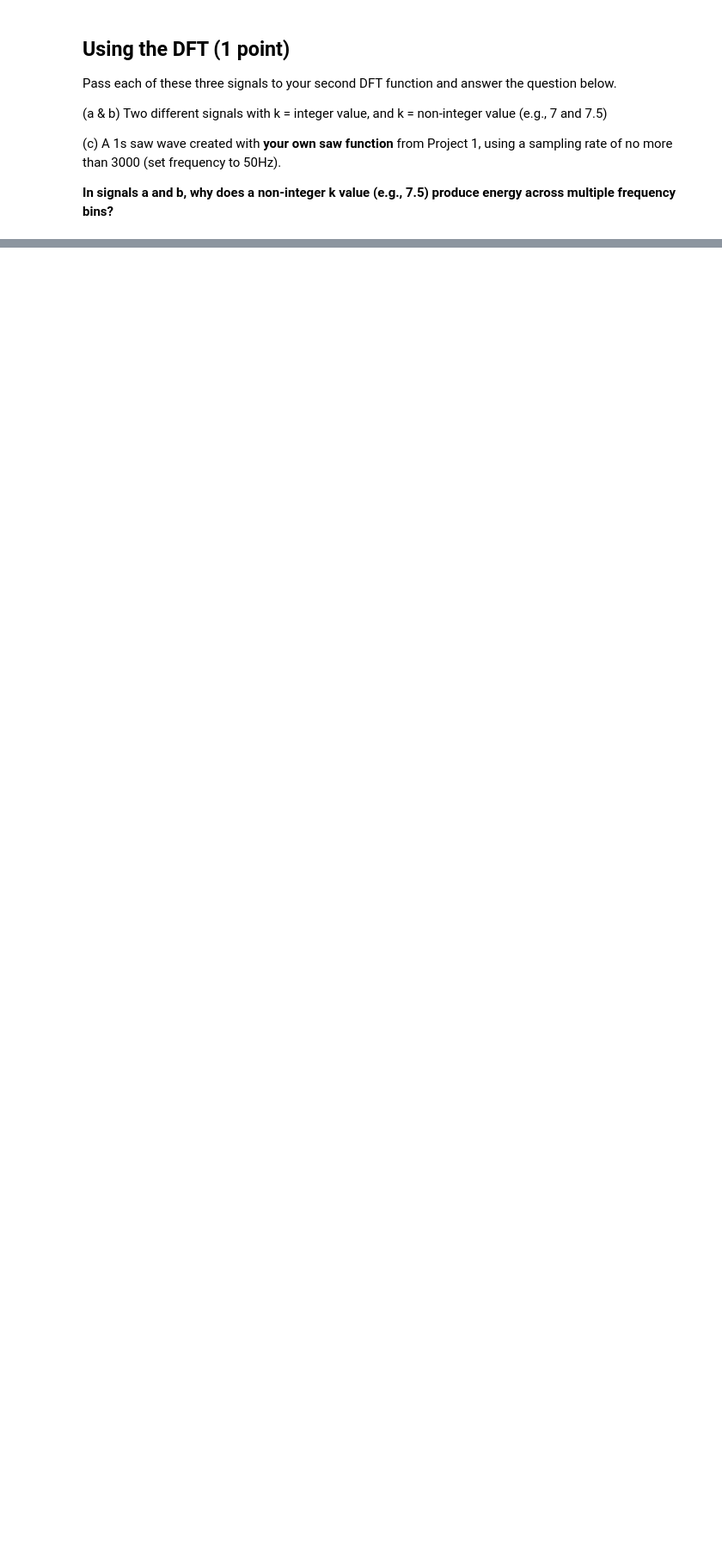
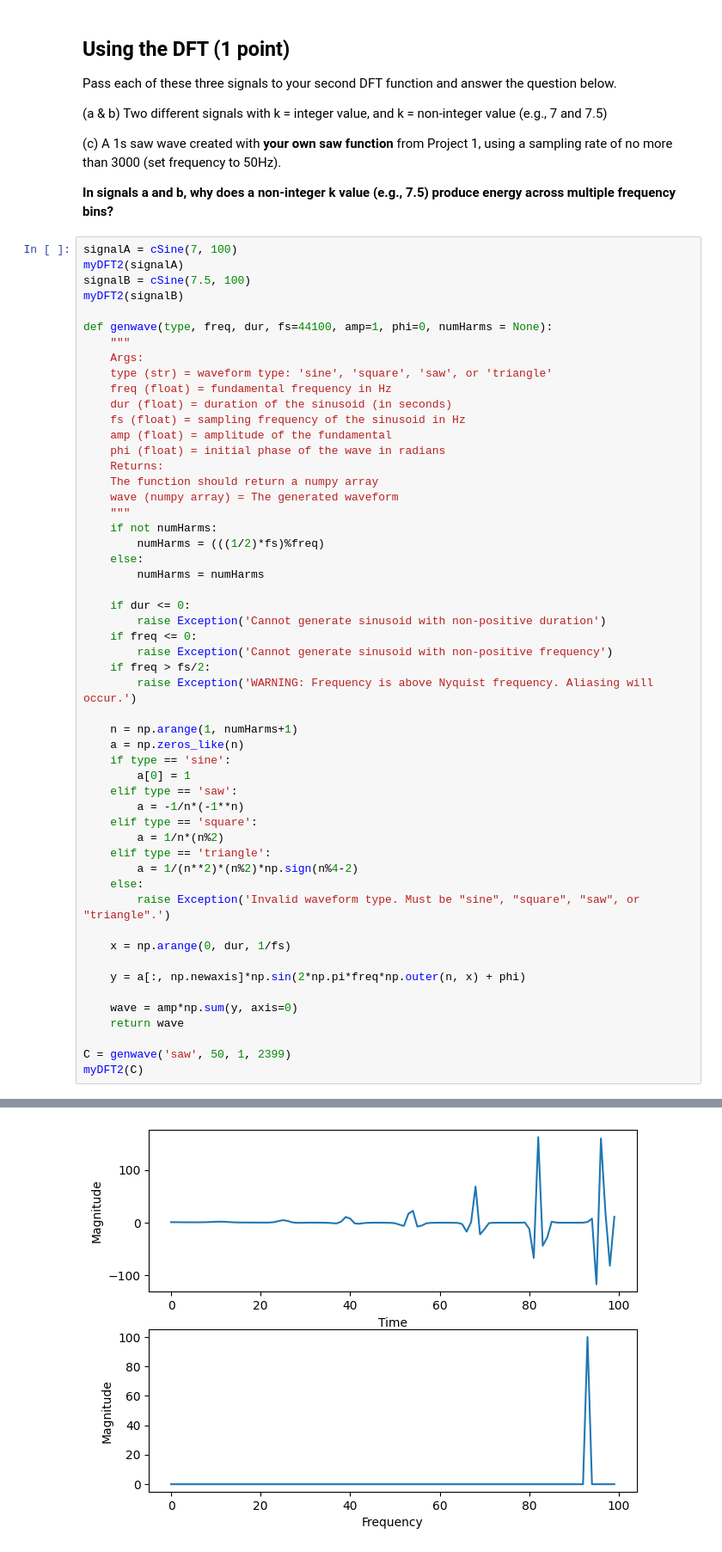
Before and after one commit to MrSesameSeed/AudioTechII, a Jupyter notebook: HW/HW2.ipynb, the cells around one changed output, grey strips where cells are left out. Shown at 86% size. Saved outputs shown, nothing was run; the diff lists cells and outputs as text; blank space fills up the shorter version.

```diff
--- a/HW/HW2.ipynb
+++ b/HW/HW2.ipynb
@@ -123,3 +161,57 @@ Pass each of these three signals to your second DFT function and answer the ques
 (c) A 1s saw wave created with **your own saw function** from Project 1, using a sampling rate of no more than 3000 (set frequency to 50Hz).
 
 **In signals a and b, why does a non-integer k value (e.g., 7.5) produce energy across multiple frequency bins?**
+# %%
+signalA = cSine(7, 100)
+myDFT2(signalA)
+signalB = cSine(7.5, 100)
+myDFT2(signalB)
+
+def genwave(type, freq, dur, fs=44100, amp=1, phi=0, numHarms = None):
+    """
+    Args:
+    type (str) = waveform type: 'sine', 'square', 'saw', or 'triangle'
+    freq (float) = fundamental frequency in Hz
+    dur (float) = duration of the sinusoid (in seconds)
+    fs (float) = sampling frequency of the sinusoid in Hz
+    amp (float) = amplitude of the fundamental
+    phi (float) = initial phase of the wave in radians
+    Returns:
+    The function should return a numpy array
+    wave (numpy array) = The generated waveform
+    """
+    if not numHarms:
+        numHarms = (((1/2)*fs)%freq)
+    else:
+        numHarms = numHarms
+
+    if dur <= 0:
+        raise Exception('Cannot generate sinusoid with non-positive duration')
+    if freq <= 0:
+        raise Exception('Cannot generate sinusoid with non-positive frequency')
+    if freq > fs/2:
+        raise Exception('WARNING: Frequency is above Nyquist frequency. Aliasing will occur.')
+
+    n = np.arange(1, numHarms+1)
+    a = np.zeros_like(n)
+    if type == 'sine':
+        a[0] = 1
+    elif type == 'saw':
+        a = -1/n*(-1**n)
+    elif type == 'square':
+        a = 1/n*(n%2)
+    elif type == 'triangle':
+        a = 1/(n**2)*(n%2)*np.sign(n%4-2)
+    else:
+        raise Exception('Invalid waveform type. Must be "sine", "square", "saw", or "triangle".')
+
+    x = np.arange(0, dur, 1/fs)
+
+    y = a[:, np.newaxis]*np.sin(2*np.pi*freq*np.outer(n, x) + phi)
+
+    wave = amp*np.sum(y, axis=0)
+    return wave
+
+C = genwave('saw', 50, 1, 2399)
+myDFT2(C)
+# %% [output]
@@ -125,0 +222 @@ Pass each of these three signals to your second DFT function and answer the ques
+[figure, added]
```
Also changed, not shown: parts of 8 cells of this notebook.
